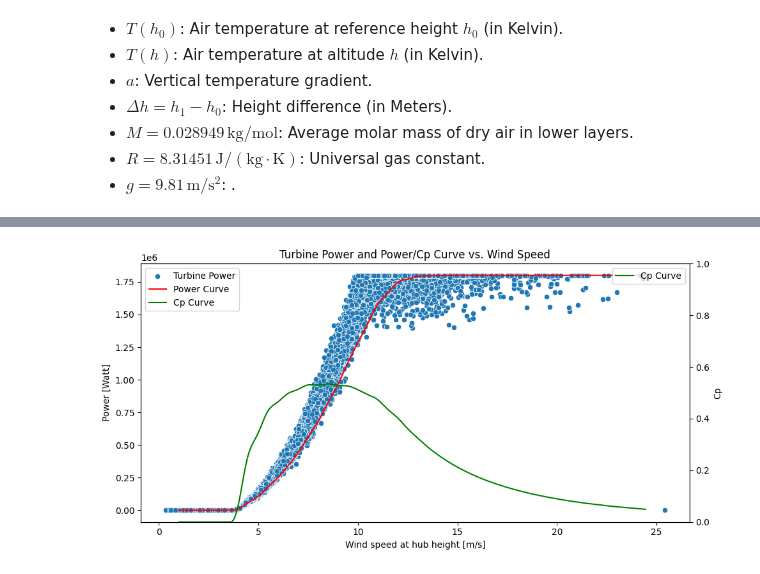
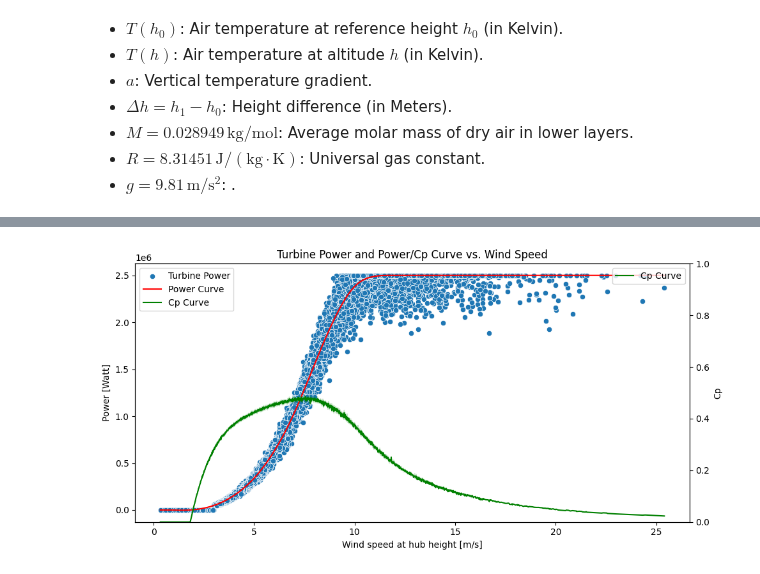
Before and after one commit to vikwal/synthetic_re_data_generation, a Jupyter notebook: generate_wind.ipynb, the cells around one changed output, grey strips where cells are left out. Saved outputs shown, nothing was run; the diff lists cells and outputs as text; code cells hidden in the pictures.

Commit message:
added power curve interpolation and cp curve calculation to wind generation

```diff
--- a/generate_wind.ipynb
+++ b/generate_wind.ipynb
@@ -82,26 +82,30 @@ def get_turbines(turbine_path: str,
     # read cp curves
     cp_curves = pd.read_csv(cp_path, sep=";", decimal=".")
     cp_curves.set_index('wind_speed', inplace=True)
-    cp_curves = cp_curves[turbines]
+    #cp_curves = cp_curves[turbines]
     # read turbine specs
-    turbine_specs = pd.read_csv(specs_path, sep=';')
-    diameter_height = {}
+    turbine_specs = pd.read_csv(specs_path, sep=";")
+    specs = {}
     for height, turbine in enumerate(turbines):
-        diameter_height[turbine] = {
+        specs[turbine] = {
             'diameter': float(turbine_specs.loc[turbine_specs['Turbine'] == turbine, 'Rotordurchmesser'].values[0]),
             'height': params['hub_heights'][height],
+            'cut_in': float(turbine_specs[turbine_specs['Turbine'] == turbine]['Einschaltgeschwindigkeit'].values[0]),
+            'cut_out': float(turbine_specs[turbine_specs['Turbine'] == turbine]['Abschaltgeschwindigkeit'].values[0])
         }
-    return power_curves, cp_curves, diameter_height
+    return power_curves, cp_curves, specs
 # %%
-power_curves, cp_curves, diameter_height = get_turbines(turbine_path=turbine_path,
+power_curves, cp_curves, specs = get_turbines(turbine_path=turbine_path,
                                                         cp_path=cp_path,
                                                         specs_path=specs_path,
                                                         params=params)
 # %%
-turbine = params['turbines'][-1] # remove [[0]] for several turbines
+turbine = params['turbines'][2] # remove [[0]] for several turbines
 params['hub_height'] = params['hub_heights'][0]
-turbine_specs = pd.read_csv(specs_path)
+turbine_specs = pd.read_csv(specs_path, sep=';')
 params['rotor_diameter'] = float(turbine_specs.loc[turbine_specs['Turbine'] == turbine, 'Rotordurchmesser'].values[0])
+params['cut_in'] = float(turbine_specs[turbine_specs['Turbine'] == turbine]['Einschaltgeschwindigkeit'].values[0])
+params['cut_out'] = float(turbine_specs[turbine_specs['Turbine'] == turbine]['Abschaltgeschwindigkeit'].values[0])
 # %%
 data.info()
 # %% [output]
@@ -704,20 +698,18 @@ def plot_power_and_feature(data: pd.DataFrame,
     else:
         plt.show()
 # %%
-cut_in, cut_out = get_cut_in_cut_out_speeds(power_curve=power_curves[turbine])
-params['cut_in'], params['cut_out'] = cut_in, cut_out
-
 df = get_features(data=df,
         features=features,
         params=params)
-Cp = get_Cp(data=df,
-            power_curve=power_curves[turbine],
-            cp_curve=cp_curves[turbine],
-            features=features,
-            params=params)
-power_curve = get_power_curve(data=df,
-                            power_curve=power_curves[turbine],
-                            features=features)
+power_curve = interpolate(power_curve=power_curves[turbine],
+                          cut_out=params['cut_out'])
+Cp = get_cp_from_power_curve(data=df,
+                            power_curve=power_curve,
+                            features=features,
+                            params=params)
+power_curve = merge_curve(data=df,
+                          curve=power_curve,
+                          features=features)
 power = generate_wind_power(data=df,
                         features=features,
                         params=params,
@@ -737,30 +729,30 @@ plot_power_and_feature(data=df,
 # %%
 fig, ax1 = plt.subplots(figsize=(10, 5))
 
 sns.scatterplot(x=df[features['wind_speed_hub']['name']], y=df[features['power']['name']], label='Turbine Power', ax=ax1)
 sns.lineplot(x=df[features['wind_speed_hub']['name']], y=power_curve, color='red', label='Power Curve', ax=ax1)
 
 ax1.set_xlabel('Wind speed at hub height [m/s]')
 ax1.set_ylabel('Power [Watt]', color='black')
-ax1.tick_features(axis='y', labelcolor='black')
+ax1.tick_params(axis='y', labelcolor='black')
 
 ax2 = ax1.twinx()
 
 sns.lineplot(x=df[features['wind_speed_hub']['name']], y=Cp, color='green', label='Cp Curve', ax=ax2)
 
 ax2.set_ylabel('Cp')
-ax2.tick_features(axis='y')
+ax2.tick_params(axis='y')
 ax2.set_ylim(0, 1)
 
 # 5. Legenden kombinieren (optional, aber empfohlen für Übersichtlichkeit)
 # Holen Sie die Handles (Linien/Punkte) und Labels von beiden Achsen
 h1, l1 = ax1.get_legend_handles_labels()
 h2, l2 = ax2.get_legend_handles_labels()
 # Kombinieren Sie sie und zeigen Sie eine gemeinsame Legende an
 # (loc='best' versucht, den besten Ort zu finden)
 ax1.legend(h1 + h2, l1 + l2, loc='upper left') # Passen Sie 'loc' nach Bedarf an
 plt.title('Turbine Power and Power/Cp Curve vs. Wind Speed')
 fig.tight_layout()
 plt.show()
 # %% [output]
-[figure, old version]
+[figure, new version]
```
Also changed, not shown: parts of 7 cells of this notebook, 1 other file.
